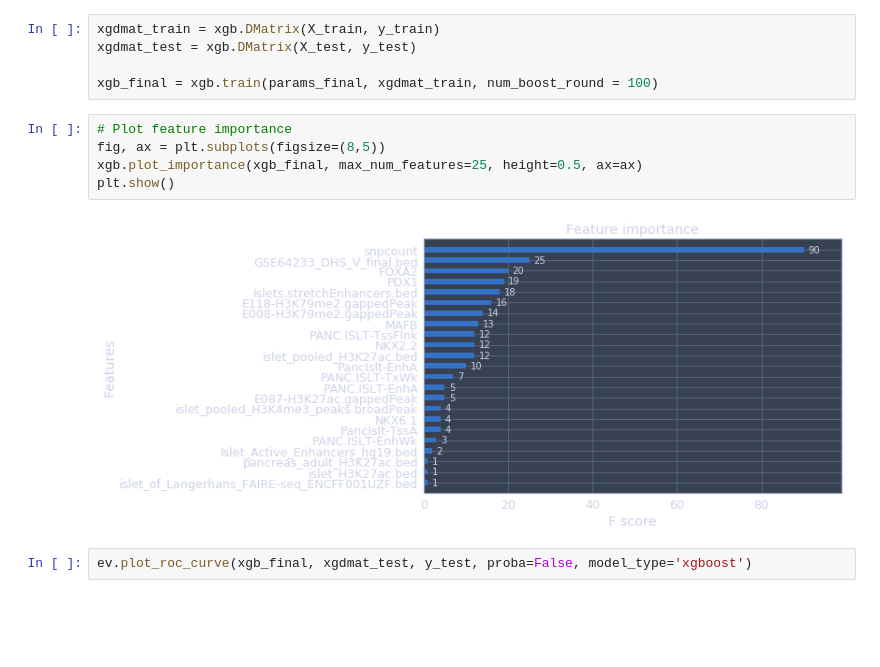
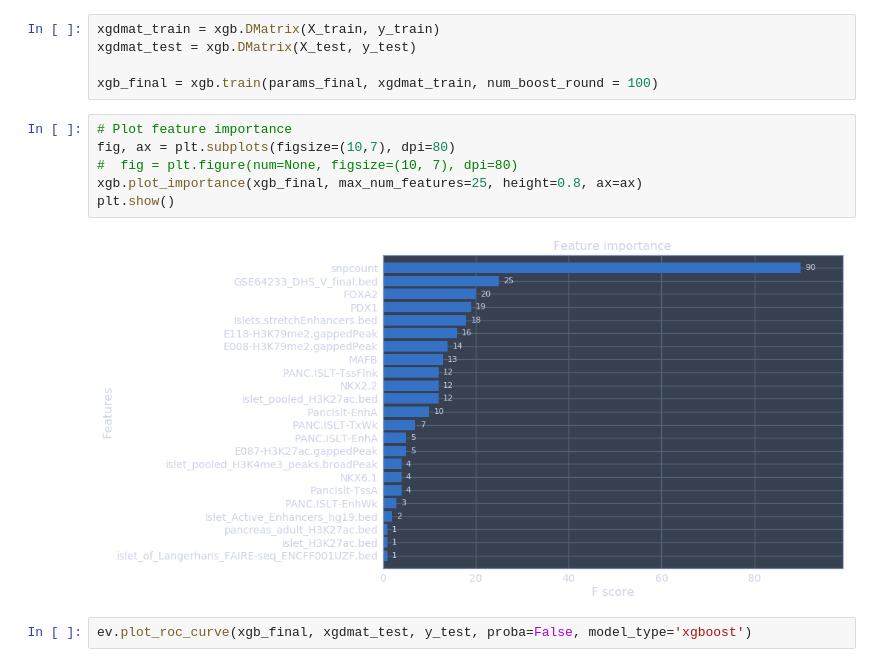
Before and after one commit to kaushik316/T2D_Models, a Jupyter notebook: src/notebooks/Model Evaluation.ipynb, the cells around one changed output. Cells and saved outputs as stored; diff of their text form; blank space fills up the shorter version.

```diff
--- a/src/notebooks/Model Evaluation.ipynb
+++ b/src/notebooks/Model Evaluation.ipynb
@@ -276,11 +274,12 @@ xgdmat_test = xgb.DMatrix(X_test, y_test)
 xgb_final = xgb.train(params_final, xgdmat_train, num_boost_round = 100)
 # %%
 # Plot feature importance
-fig, ax = plt.subplots(figsize=(8,5))
-xgb.plot_importance(xgb_final, max_num_features=25, height=0.5, ax=ax)
+fig, ax = plt.subplots(figsize=(10,7), dpi=80)
+#  fig = plt.figure(num=None, figsize=(10, 7), dpi=80)
+xgb.plot_importance(xgb_final, max_num_features=25, height=0.8, ax=ax)
 plt.show()
 # %% [output]
-[figure, old version]
+[figure, new version]
 # %%
 ev.plot_roc_curve(xgb_final, xgdmat_test, y_test, proba=False, model_type='xgboost')
 # %% [output]
```
Also changed, not shown: parts of 19 cells of this notebook, 55 other files.
